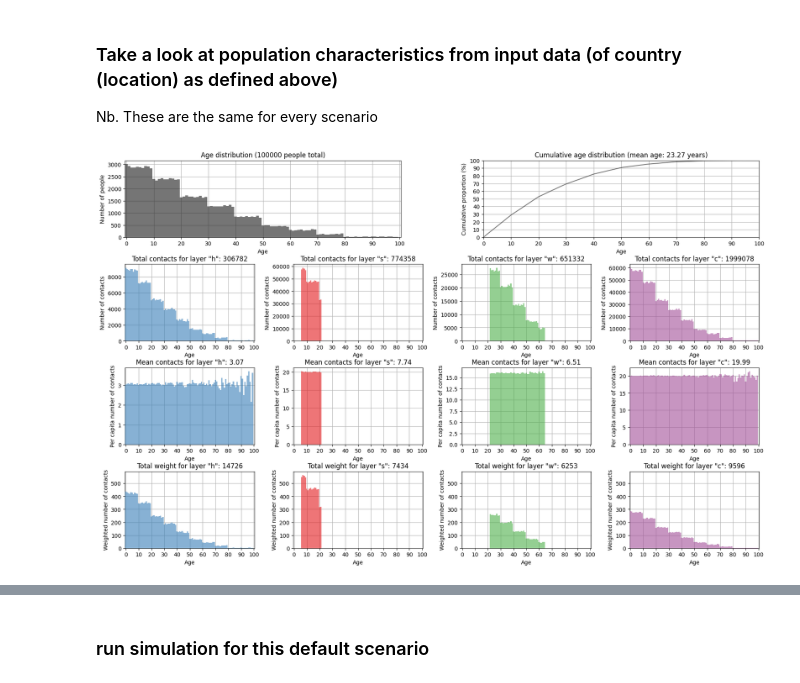
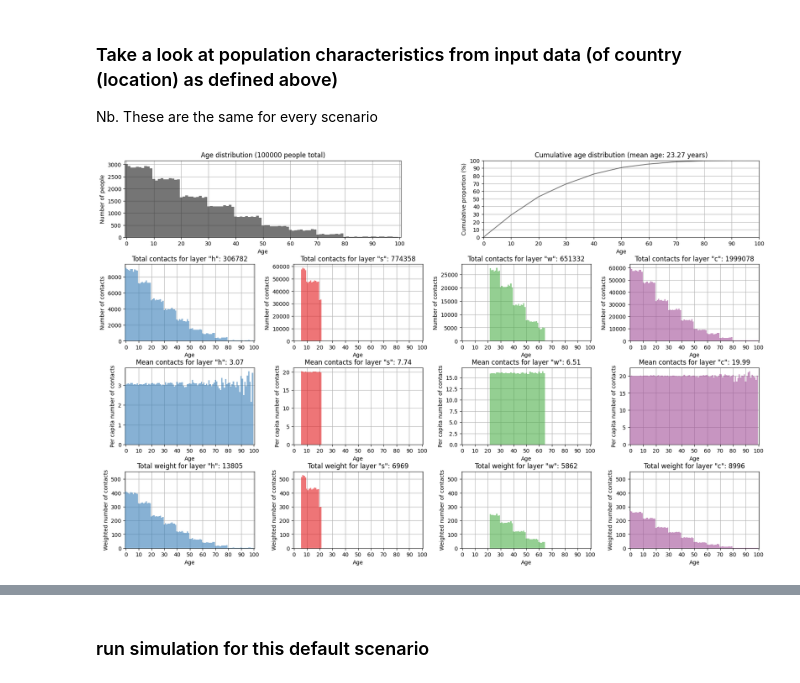
Before and after one commit to spet2094/covasim, a Jupyter notebook: my_countries/ZIM/notebooks/ZIM_retro_calibration.ipynb, the cells around one changed output, grey strips where cells are left out. Drawn from its saved outputs; the diff is of its cells as text; code cells hidden in the pictures.

```diff
--- a/my_countries/ZIM/notebooks/ZIM_retro_calibration.ipynb
+++ b/my_countries/ZIM/notebooks/ZIM_retro_calibration.ipynb
@@ -25,13 +49,14 @@ import numpy as np
 # %% [markdown]
 ## Scenario A See what default model produces  - only country location and pop size specified
 # %%
-pars = dict(
+pars = sc.objdict(
     pop_type = 'hybrid', # see documentation - this is a hybrid between random and a data derived model. Later, develop synthpop
     pop_size = 100e3,  # population of the Zim is 15 million. When I despecify this -- population default is again 20k
     pop_scale= 15, # one agent represents 15 people
     location = 'Zimbabwe',
     start_day = '2020-03-20',
     end_day = '2020-09-01',
+    beta = 0.015,
     verbose = 0 # means it won't print all the output
 )
 # %% [markdown]
@@ -40,10 +65,10 @@ Nb. These are the same for every scenario
 # %%
 cv.options.set(dpi=100, show=False, close=True) #, verbose=0 # ) # put back in verbose once i've figured out what this does
 
-sim = cv.Sim(pars)
+sim = cv.Sim(pars=pars, datafile = '../calibration_data/national_cases_by_day.xlsx')
 sim.initialize()
 fig = sim.people.plot()
 
 # average age is 23.27 years
 # %% [output]
-[figure, old version]
+[figure, new version]
```
Also changed, not shown: parts of 35 cells of this notebook, 12 other files.
